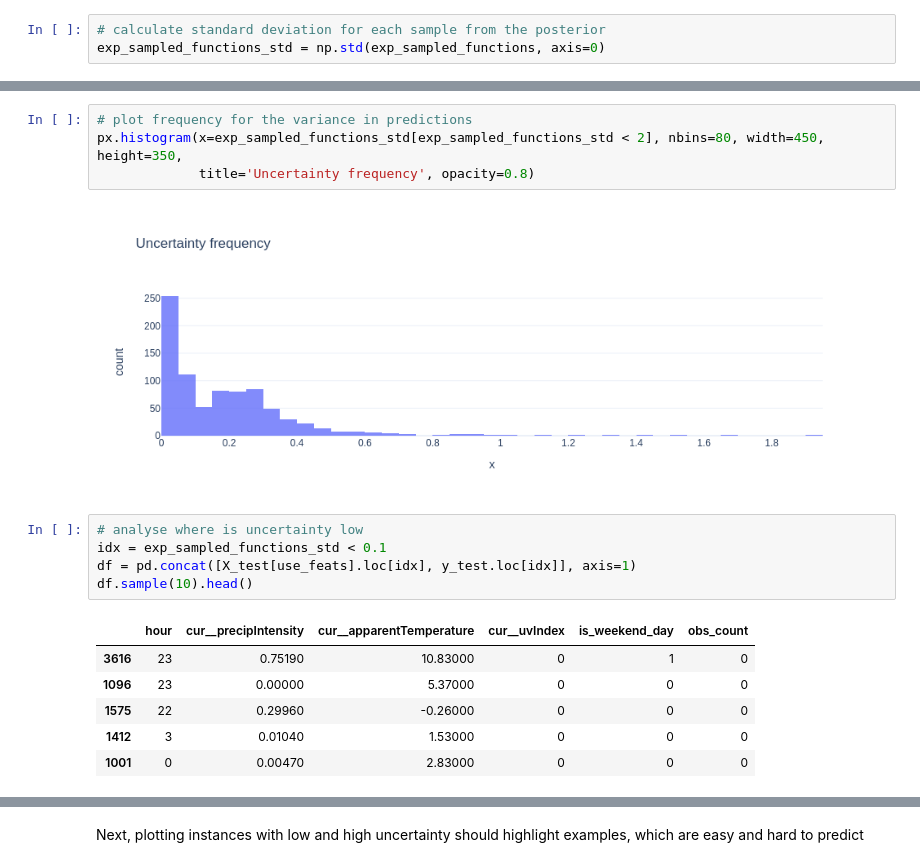
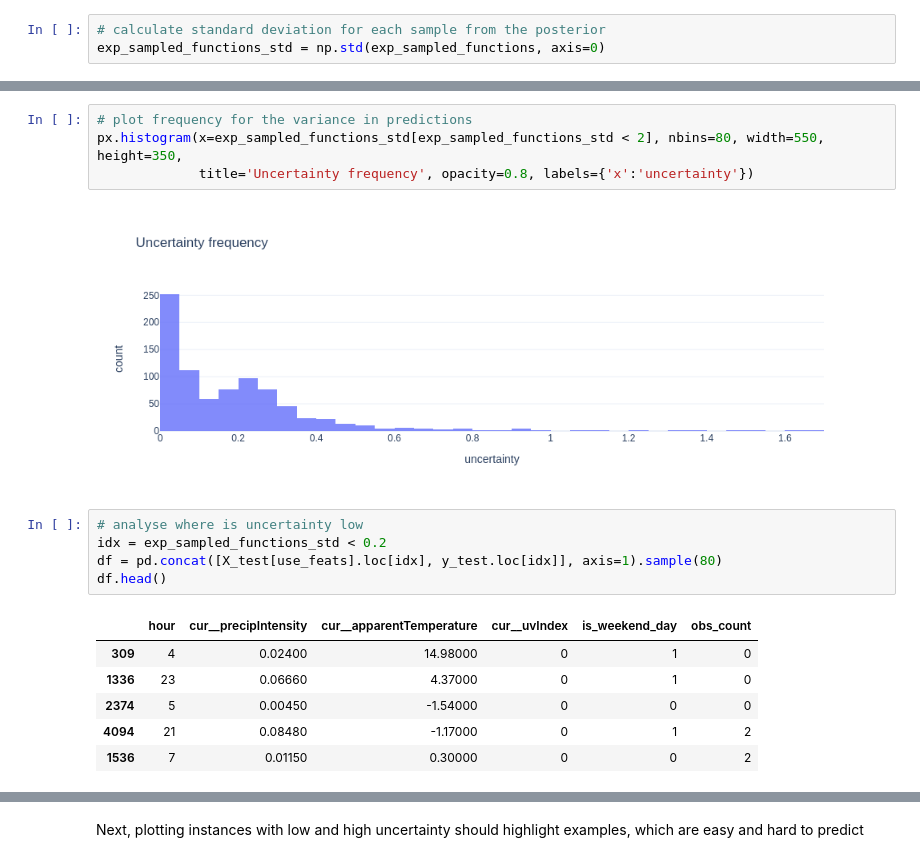
Before and after one commit to Alchemication/cvdl-for-home, a Jupyter notebook: Notebooks/Extra.04.Person-EDA-Forecast.ipynb, the cells around one changed output, grey strips where cells are left out. Cells and saved outputs as stored; diff of their text form.

```diff
--- a/Notebooks/Extra.04.Person-EDA-Forecast.ipynb
+++ b/Notebooks/Extra.04.Person-EDA-Forecast.ipynb
@@ -874,18 +882,18 @@ np.mean(exp_sampled_functions_std)
 # %%
 # plot frequency for the variance in predictions
-px.histogram(x=exp_sampled_functions_std[exp_sampled_functions_std < 2], nbins=80, width=450, height=350,
-             title='Uncertainty frequency', opacity=0.8)
+px.histogram(x=exp_sampled_functions_std[exp_sampled_functions_std < 2], nbins=80, width=550, height=350,
+             title='Uncertainty frequency', opacity=0.8, labels={'x':'uncertainty'})
 # %% [output]
-[figure, old version]
+[figure, new version]
 # %%
 # analyse where is uncertainty low
-idx = exp_sampled_functions_std < 0.1
-df = pd.concat([X_test[use_feats].loc[idx], y_test.loc[idx]], axis=1)
-df.sample(10).head()
+idx = exp_sampled_functions_std < 0.2
+df = pd.concat([X_test[use_feats].loc[idx], y_test.loc[idx]], axis=1).sample(80)
+df.head()
 # %% [output]
 |  | hour | cur__precipIntensity | cur__apparentTemperature | cur__uvIndex | is_weekend_day | obs_count |
-| 3616 | 23 | 0.75190 | 10.83000 | 0 | 1 | 0 |
-| 1096 | 23 | 0.00000 | 5.37000 | 0 | 0 | 0 |
-| 1575 | 22 | 0.29960 | -0.26000 | 0 | 0 | 0 |
-| 1412 | 3 | 0.01040 | 1.53000 | 0 | 0 | 0 |
-| 1001 | 0 | 0.00470 | 2.83000 | 0 | 0 | 0 |
+| 309 | 4 | 0.02400 | 14.98000 | 0 | 1 | 0 |
+| 1336 | 23 | 0.06660 | 4.37000 | 0 | 1 | 0 |
+| 2374 | 5 | 0.00450 | -1.54000 | 0 | 0 | 0 |
+| 4094 | 21 | 0.08480 | -1.17000 | 0 | 1 | 2 |
+| 1536 | 7 | 0.01150 | 0.30000 | 0 | 0 | 2 |
```
Also changed, not shown: parts of 41 cells of this notebook, 7 other files.
